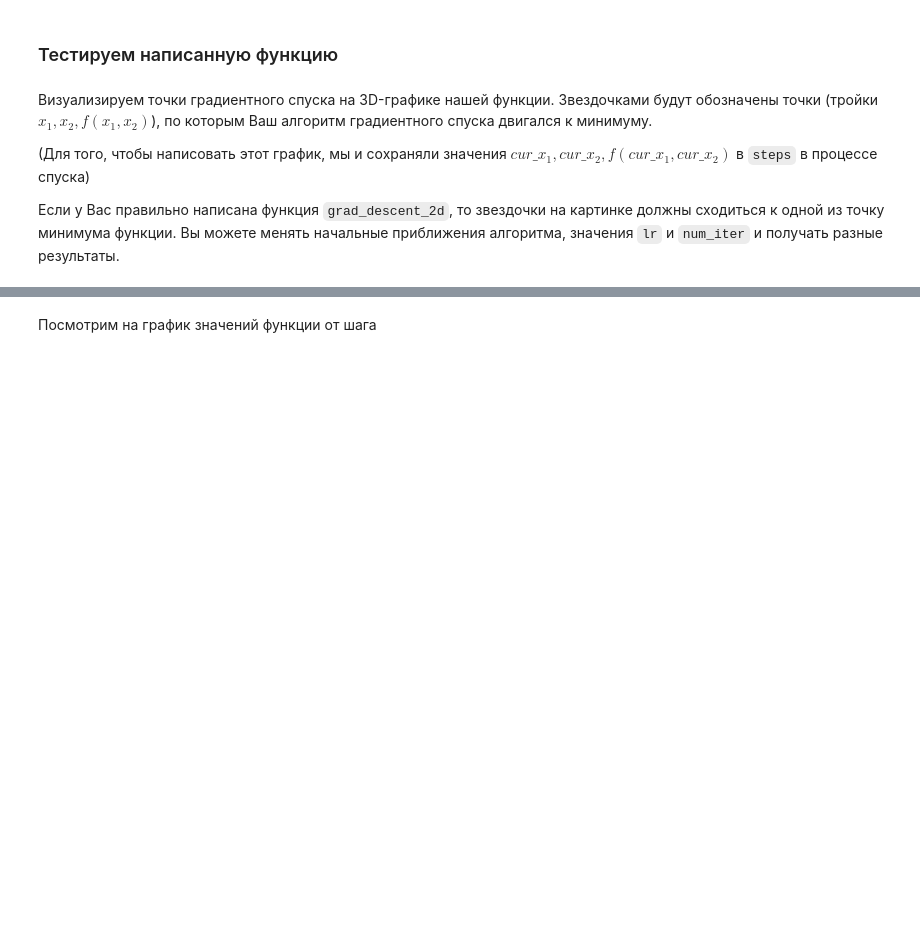
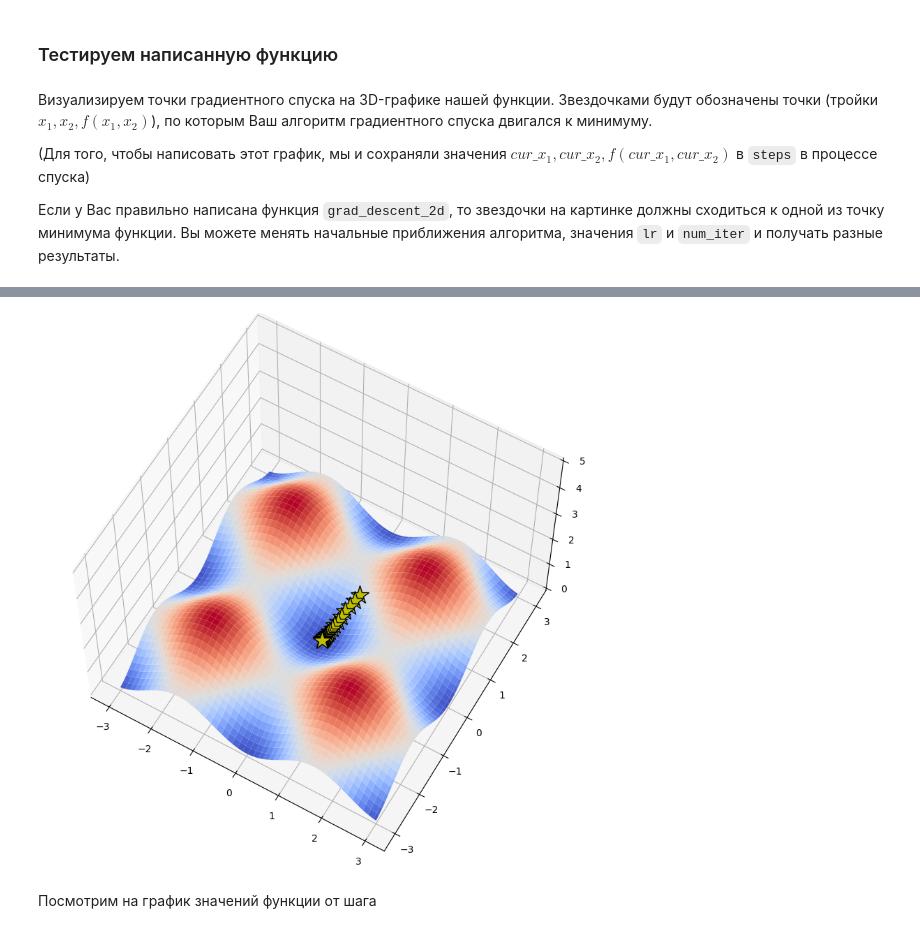
Before and after one commit to HermanDp45/DLS_offline_2024, a Jupyter notebook: [homework]linear_models_fall_2021.ipynb, the cells around one changed output, grey strips where cells are left out. Cells and saved outputs as stored; diff of their text form; code cells hidden in the pictures; blank space fills up the shorter version.

```diff
--- a/[homework]linear_models_fall_2021.ipynb
+++ b/[homework]linear_models_fall_2021.ipynb
@@ -102,32 +123,35 @@ steps
 # %%
 # %matplotlib osx
 
 from mpl_toolkits.mplot3d import Axes3D
 import matplotlib.pyplot as plt
 from matplotlib import cm
 import numpy as np
 
 path = []
 
 X, Y = np.meshgrid(np.linspace(-3, 3, 100), np.linspace(-3, 3, 100))
 
 fig = plt.figure(figsize=(16, 10))
-ax = fig.gca(projection='3d')
+ax = fig.add_subplot(projection = '3d')
+
 
 zs = np.array([f(np.array([x,y]))
               for x, y in zip(np.ravel(X), np.ravel(Y))])
 Z = zs.reshape(X.shape)
 
 
 ax.plot_surface(X, Y, Z, cmap=cm.coolwarm, zorder=2)
 
 ax.plot(xs=steps[:, 0], ys=steps[:, 1], zs=steps[:, 2],
         marker='*', markersize=20, zorder=3,
         markerfacecolor='y', lw=3, c='black')
 
 ax.set_zlim(0, 5)
 ax.view_init(elev=60)
 plt.show()
+# %% [output]
+[figure, added]
 # %% [markdown]
 Посмотрим на график значений функции от шага
 # %%
```
Also changed, not shown: parts of 3 cells of this notebook.
